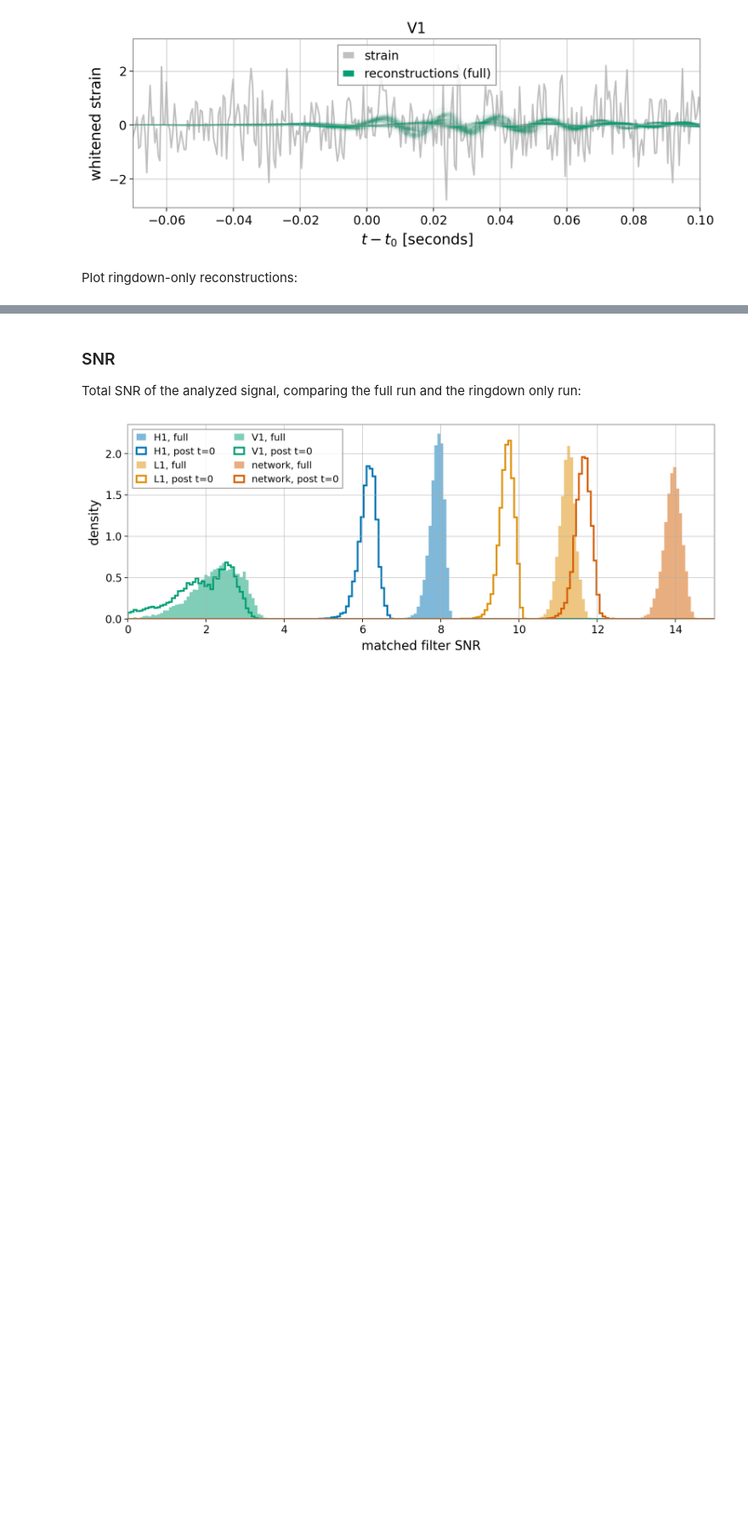
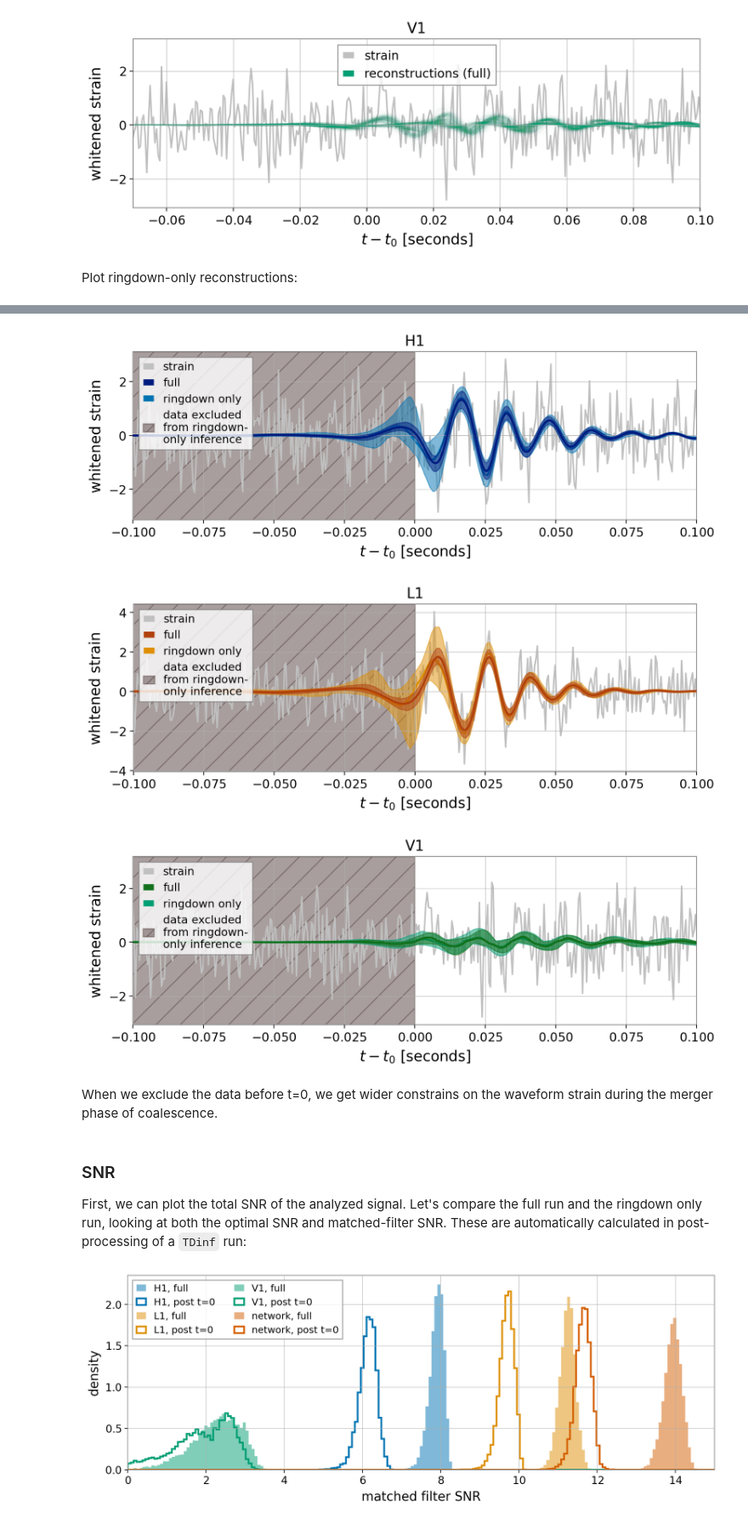
Before and after one commit to simonajmiller/tdinf, a Jupyter notebook: examples/GW190521/GW190521_plot_results.ipynb, the cells around one changed output, grey strips where cells are left out. Shown at 85% size. Saved outputs shown, nothing was run; the diff lists cells and outputs as text; code cells hidden in the pictures; blank space fills up the shorter version.

```diff
--- a/examples/GW190521/GW190521_plot_results.ipynb
+++ b/examples/GW190521/GW190521_plot_results.ipynb
@@ -150,7 +168,57 @@ for i, ifo in enumerate(lm.ifos):
+# %%
+# Function to get the 90% CIs
+def get_waveform_CI(wf_dict_list):
+    CIs_dict = {}
+    for ifo in lm.ifos:
+        d_list = []
+        for d in wf_dict_list:
+            d_list.append(d[ifo])
+        d_arr = np.asarray(d_list)
+        CIs = np.quantile(d_arr, (0.05, 0.5, 0.95), axis=0)
+        CIs_dict[ifo]  = {'5th':CIs[0],'median':CIs[1],'95th':CIs[2]}
+    return(CIs_dict)
+
+# Apply function to the full and ringdown-only whitened reconstructions
+wh_wf_full_CI = get_waveform_CI(wfs_full_whitened)
+wh_wf_rd_CI = get_waveform_CI(wfs_rd_whitened)
+# %%
+# Plot
+cp2 = sns.color_palette("dark")
+
+for i, ifo in enumerate(lm.ifos):
+
+    plt.figure(figsize=(10, 3))
+
+    time_from_merger = lm.time_dict[ifo] - lm.reference_time - dt_dict[ifo]
+
+    # plot data
+    plt.plot(time_from_merger, data_dict_wh[ifo], color='silver', zorder=0, label='strain')
+
+    # plot reconstructions from full
+    plt.plot(time_from_merger, wh_wf_full_CI[ifo]['median'], color=cp2[i], lw=2, label='full', zorder =3)
+    plt.fill_between(time_from_merger, wh_wf_full_CI[ifo]['5th'], wh_wf_full_CI[ifo]['95th'], color=cp2[i], alpha=0.5, zorder=3)
+
+    # plot reconstructions from ringdown only
+    plt.plot(time_from_merger, wh_wf_rd_CI[ifo]['median'], color=f'C{i}', lw=2, label='ringdown only',zorder =2)
+    plt.fill_between(time_from_merger, wh_wf_rd_CI[ifo]['5th'], wh_wf_rd_CI[ifo]['95th'],  color=f'C{i}', alpha=0.5, zorder=2)
+
+    plt.title(ifo)
+    plt.xlim(-0.1, 0.1)
+    plt.xlabel('$t-t_0$ [seconds]')
+    plt.ylabel('whitened strain')
+    plt.axvspan(-0.5, 0, alpha=0.5, color='#523f3d', zorder=-1, hatch='/', label='data excluded \nfrom ringdown-\nonly inference')
+    plt.legend(loc='upper left', fontsize=11)
+    plt.show()
+# %% [output]
+[figure, added]
+[figure, added]
+[figure, added]
+# %% [markdown]
+When we exclude the data before t=0, we get wider constrains on the waveform strain during the merger phase of coalescence.
 # %% [markdown]
 ### SNR
 
-Total SNR of the analyzed signal, comparing the full run and the ringdown only run:
+First, we can plot the total SNR of the analyzed signal. Let's compare the full run and the ringdown only run, looking at both the optimal SNR and matched-filter SNR. These are automatically calculated in post-processing of a `TDinf` run:
 # %%
 plt.figure(figsize=(12,4))
 
```
Also changed, not shown: parts of 12 cells of this notebook.
